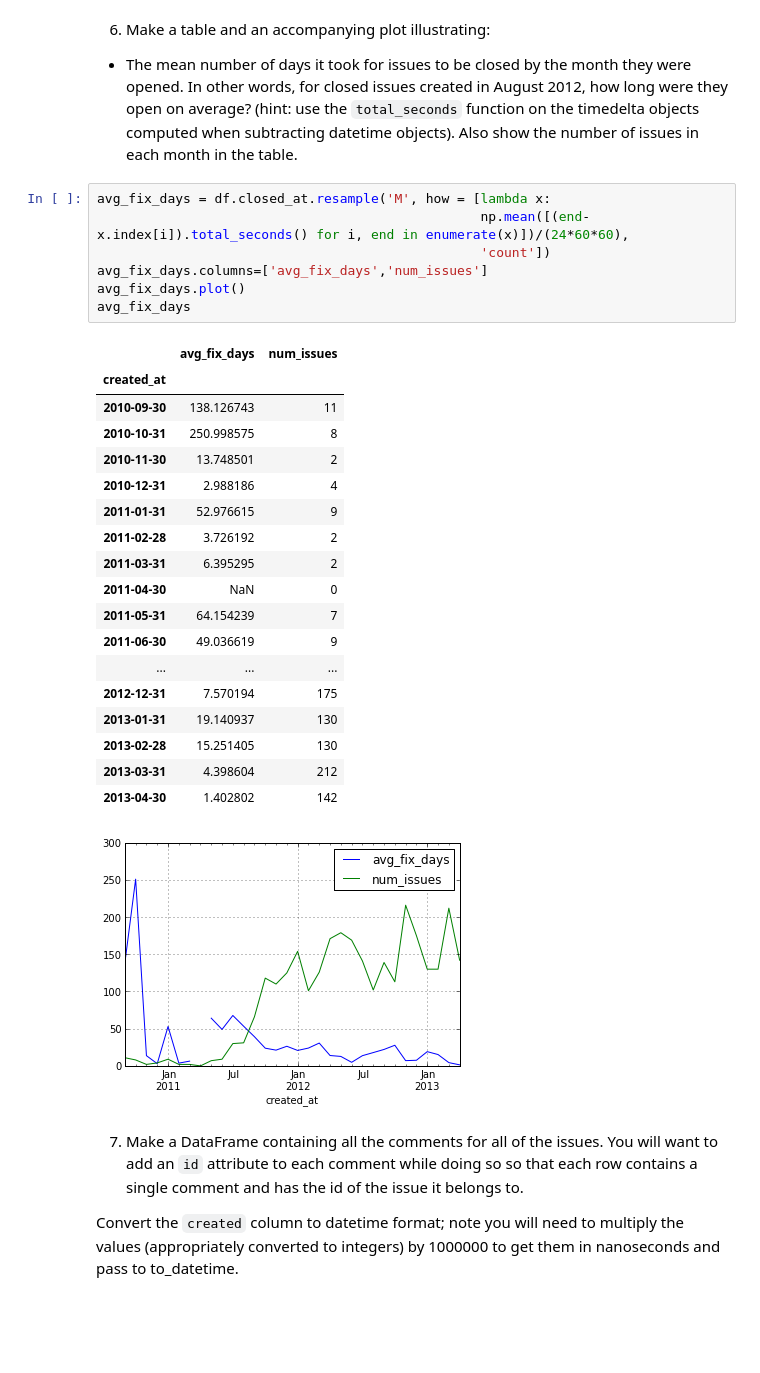
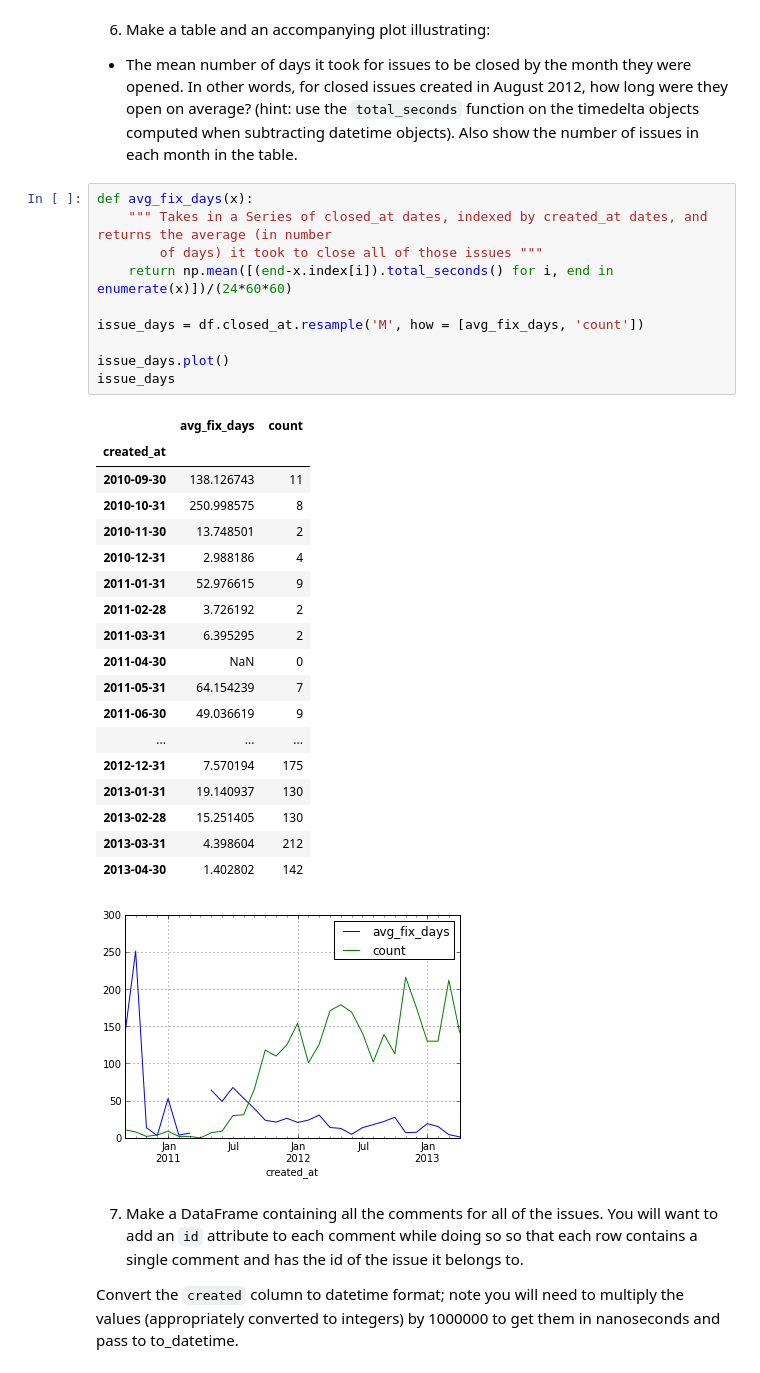
Before and after one commit to Phononic/Sean_Lubner_250HWs, a Jupyter notebook: hw7/hw7.ipynb, the cells around one changed output. Drawn from its saved outputs; the diff is of its cells as text; blank space fills up the shorter version.

```diff
--- a/hw7/hw7.ipynb
+++ b/hw7/hw7.ipynb
@@ -62,33 +62,36 @@ plt.ylabel('Number')
   long were they open on average? (hint: use the ``total_seconds`` function on the
   timedelta objects computed when subtracting datetime objects). Also show the
   number of issues in each month in the table.
-# %%
-avg_fix_days = df.closed_at.resample('M', how = [lambda x:
-                                                 np.mean([(end-x.index[i]).total_seconds() for i, end in enumerate(x)])/(24*60*60),
-                                                 'count'])
-avg_fix_days.columns=['avg_fix_days','num_issues']
-avg_fix_days.plot()
-avg_fix_days
-# %% [output]
-|  | avg_fix_days | num_issues |
-| created_at |  |  |
-| 2010-09-30 | 138.126743 | 11 |
-| 2010-10-31 | 250.998575 | 8 |
-| 2010-11-30 | 13.748501 | 2 |
-| 2010-12-31 | 2.988186 | 4 |
-| 2011-01-31 | 52.976615 | 9 |
-| 2011-02-28 | 3.726192 | 2 |
-| 2011-03-31 | 6.395295 | 2 |
-| 2011-04-30 | NaN | 0 |
-| 2011-05-31 | 64.154239 | 7 |
-| 2011-06-30 | 49.036619 | 9 |
-| ... | ... | ... |
-| 2012-12-31 | 7.570194 | 175 |
-| 2013-01-31 | 19.140937 | 130 |
-| 2013-02-28 | 15.251405 | 130 |
-| 2013-03-31 | 4.398604 | 212 |
-| 2013-04-30 | 1.402802 | 142 |
-[figure, removed]
+# %%
+def avg_fix_days(x):
+    """ Takes in a Series of closed_at dates, indexed by created_at dates, and returns the average (in number
+        of days) it took to close all of those issues """
+    return np.mean([(end-x.index[i]).total_seconds() for i, end in enumerate(x)])/(24*60*60)
+
+issue_days = df.closed_at.resample('M', how = [avg_fix_days, 'count'])
+
+issue_days.plot()
+issue_days
+# %% [output]
+|  | avg_fix_days | count |
+| created_at |  |  |
+| 2010-09-30 | 138.126743 | 11 |
+| 2010-10-31 | 250.998575 | 8 |
+| 2010-11-30 | 13.748501 | 2 |
+| 2010-12-31 | 2.988186 | 4 |
+| 2011-01-31 | 52.976615 | 9 |
+| 2011-02-28 | 3.726192 | 2 |
+| 2011-03-31 | 6.395295 | 2 |
+| 2011-04-30 | NaN | 0 |
+| 2011-05-31 | 64.154239 | 7 |
+| 2011-06-30 | 49.036619 | 9 |
+| ... | ... | ... |
+| 2012-12-31 | 7.570194 | 175 |
+| 2013-01-31 | 19.140937 | 130 |
+| 2013-02-28 | 15.251405 | 130 |
+| 2013-03-31 | 4.398604 | 212 |
+| 2013-04-30 | 1.402802 | 142 |
+[figure, added]
 # %% [markdown]
 7) Make a DataFrame containing all the comments for all of the issues. You will
 want to add an ``id`` attribute to each comment while doing so so that each row
```
Also changed, not shown: parts of 12 cells of this notebook.
